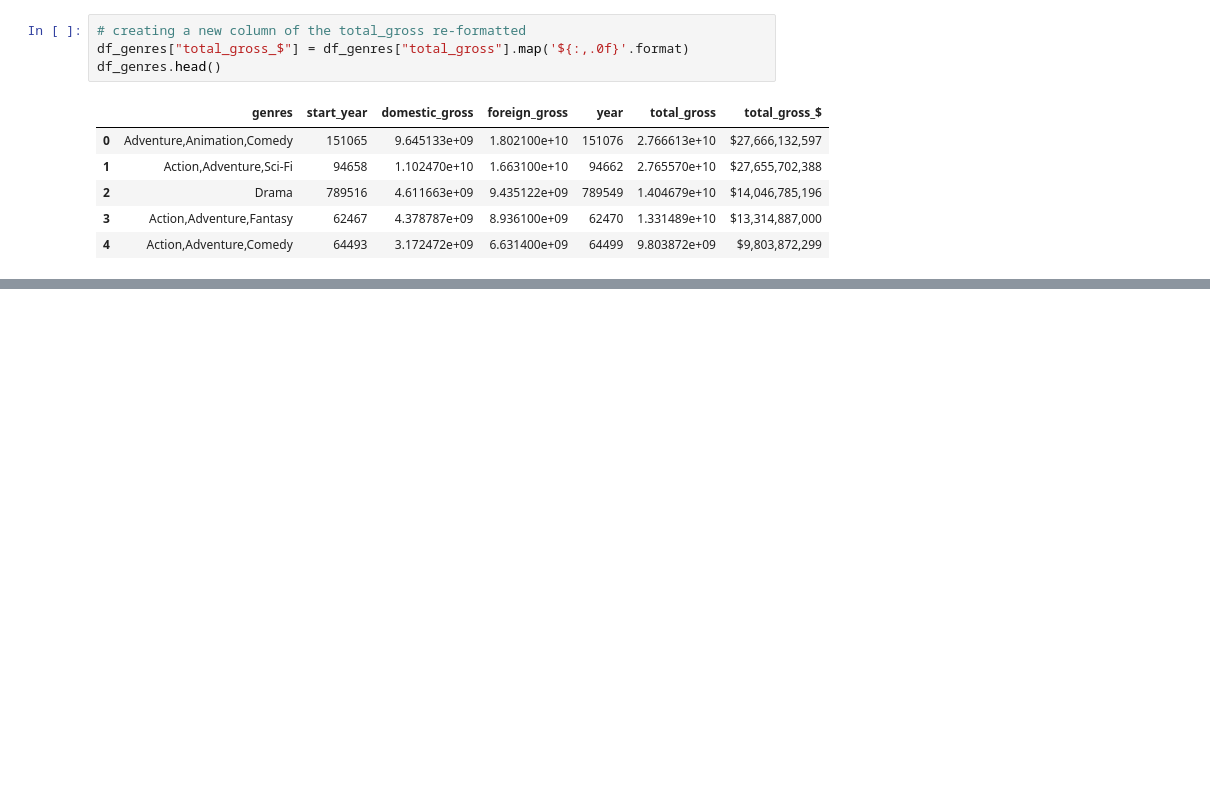
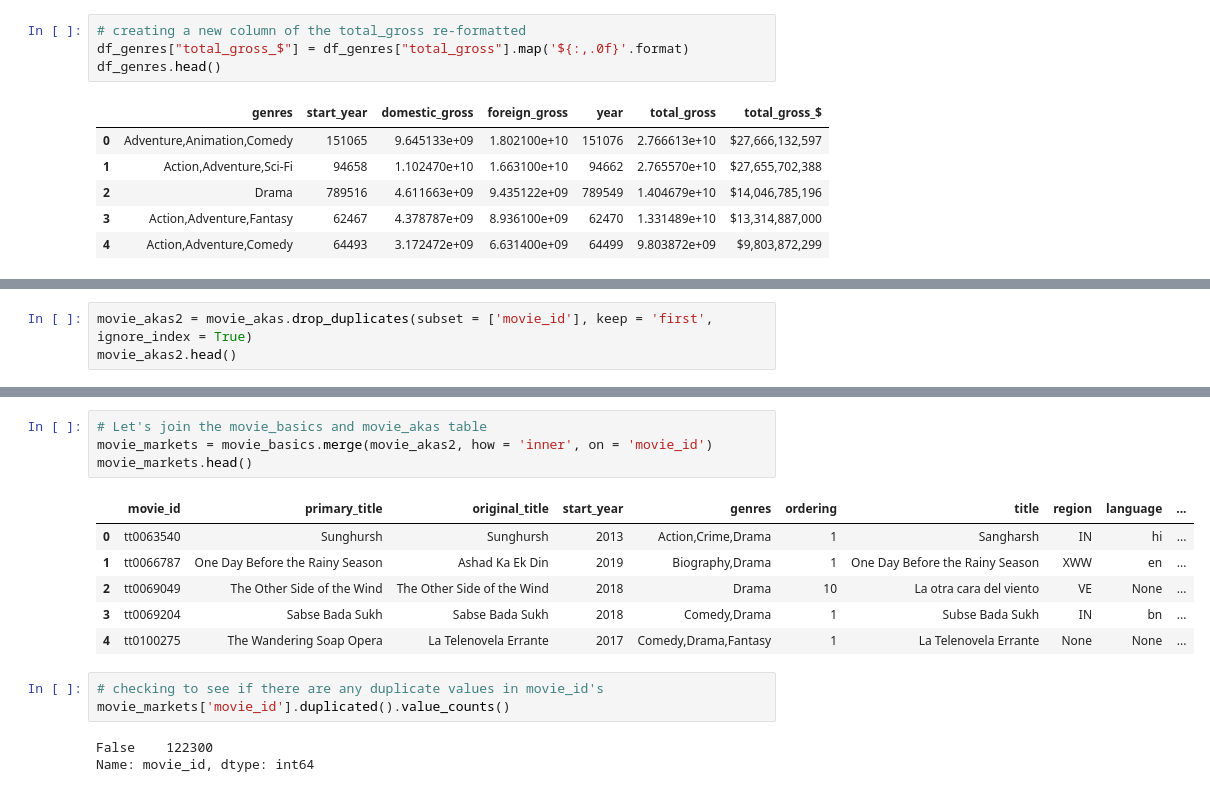
Before and after one commit to rahulakrish/movie_studio_recommendation, a Jupyter notebook: project_notebook.ipynb, the cells around one changed output, grey strips where cells are left out. Drawn from its saved outputs; the diff is of its cells as text; blank space fills up the shorter version.

```diff
--- a/project_notebook.ipynb
+++ b/project_notebook.ipynb
@@ -515,0 +451,3 @@ plt.show()
+# %%
+movie_akas2 = movie_akas.drop_duplicates(subset = ['movie_id'], keep = 'first', ignore_index = True)
+movie_akas2.head()
@@ -515,0 +461,17 @@ plt.show()
+# %%
+# Let's join the movie_basics and movie_akas table
+movie_markets = movie_basics.merge(movie_akas2, how = 'inner', on = 'movie_id')
+movie_markets.head()
+# %% [output]
+|  | movie_id | primary_title | original_title | start_year | genres | ordering | title | region | language | ... |
+| 0 | tt0063540 | Sunghursh | Sunghursh | 2013 | Action,Crime,Drama | 1 | Sangharsh | IN | hi | ... |
+| 1 | tt0066787 | One Day Before the Rainy Season | Ashad Ka Ek Din | 2019 | Biography,Drama | 1 | One Day Before the Rainy Season | XWW | en | ... |
+| 2 | tt0069049 | The Other Side of the Wind | The Other Side of the Wind | 2018 | Drama | 10 | La otra cara del viento | VE | None | ... |
+| 3 | tt0069204 | Sabse Bada Sukh | Sabse Bada Sukh | 2018 | Comedy,Drama | 1 | Subse Bada Sukh | IN | bn | ... |
+| 4 | tt0100275 | The Wandering Soap Opera | La Telenovela Errante | 2017 | Comedy,Drama,Fantasy | 1 | La Telenovela Errante | None | None | ... |
+# %%
+# checking to see if there are any duplicate values in movie_id's
+movie_markets['movie_id'].duplicated().value_counts()
+# %% [output]
+False    122300
+Name: movie_id, dtype: int64
```
Also changed, not shown: parts of 46 cells of this notebook.
